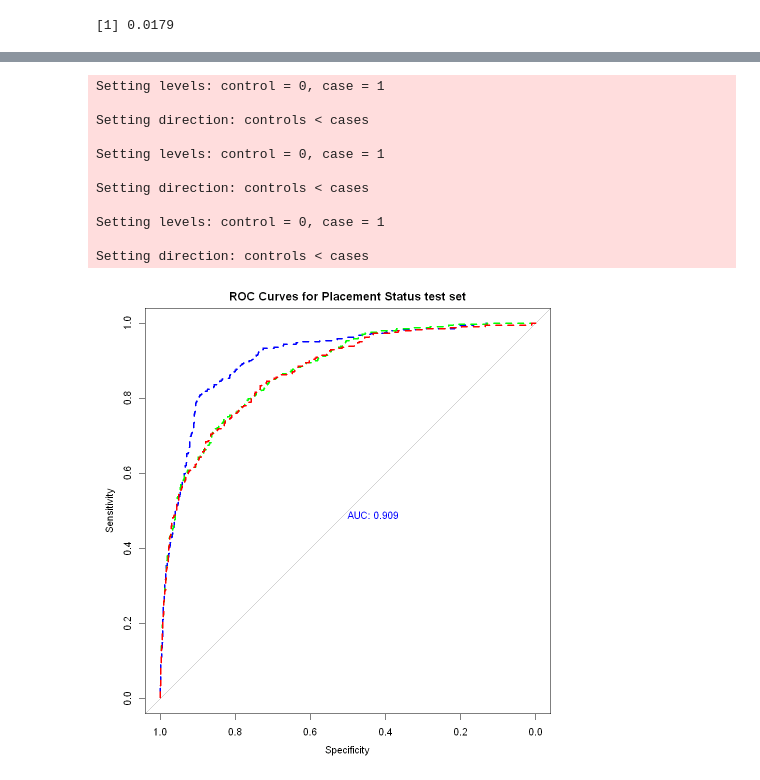
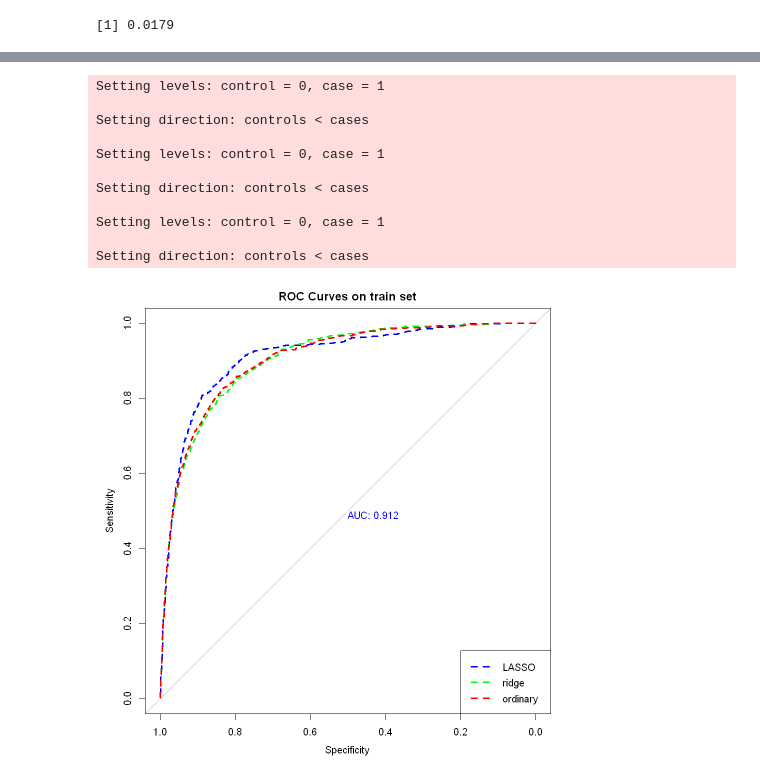
Before and after one commit to schan26/stat301-project, a Jupyter notebook: stat301_code.ipynb, the cells around one changed output, grey strips where cells are left out. Saved outputs shown, nothing was run; the diff lists cells and outputs as text; code cells hidden in the pictures.

```diff
--- a/stat301_code.ipynb
+++ b/stat301_code.ipynb
@@ -471,8 +474,8 @@ abline(v = -log(lambda_max_AUC_lasso), col = "red", lwd = 3, lty = 2)
 # %%
-# Obtaining our final model using the best lambda
+# Obtaining our best model using the best lambda
 final_lasso <- glmnet(
   x = model_X_train,
-  y = matrix_Y_train,
+  y = as.numeric(training$Revenue),
   alpha = 1,
   lambda = lambda_max_AUC_lasso,
   family = "binomial"
@@ -481,7 +484,7 @@ final_lasso <- glmnet(
 
 final_ridge <- glmnet(
   x = model_X_train,
-  y = matrix_Y_train,
+  y = as.numeric(training$Revenue),
   alpha = 0,
   lambda = lambda_max_AUC_ridge,
   family = "binomial"
@@ -566,8 +508,9 @@ test_data_prelim <- testing %>% filter(TrafficType != 16)
 # %%
-# Predict probabilities on the test set
+# Predict probabilities on the train set
+training$Revenue <- as.numeric(training$Revenue) # Changing reponse to numeric type for confusion matrix to work
 
 p_0 <- 0.3  # Threshold at 0.3
-pred_lasso <-  ifelse(predict(final_lasso, model_X_test, type="response") >= p_0, 1, 0)
-pred_ridge <-  ifelse(predict(final_ridge, model_X_test, type="response") >= p_0, 1, 0)
-pred_prelim <-  ifelse(predict(model, test_data_prelim, type="response") >= p_0, 1, 0)
+pred_lasso <-  ifelse(predict(final_lasso, model_X_train, type="response") >= p_0, 1, 0)
+pred_ridge <-  ifelse(predict(final_ridge, model_X_train, type="response") >= p_0, 1, 0)
+pred_prelim <-  ifelse(predict(model, training, type="response") >= p_0, 1, 0)
 # %%
@@ -650,37 +601,40 @@ Prediction    0    1
 # %%
 options(repr.plot.width = 8, repr.plot.height = 8)
 ROC_lasso <-
     roc(
-        response = testing$Revenue,
+        response = training$Revenue,
         predictor = predict(final_lasso,
-                     newx = model_X_test)[,"s0"] )
+                     newx = model_X_train)[,"s0"] )
 ROC_ridge <-
     roc(
-        response = testing$Revenue,
+        response = training$Revenue,
         predictor = predict(final_ridge,
-                     newx = model_X_test)[,"s0"] )
+                     newx = model_X_train)[,"s0"] )
 
 ROC_prelim <-
     roc(
-        response = test_data_prelim$Revenue,
+        response = training$Revenue,
         predictor = predict(model,
-                     newdata = test_data_prelim) )
+                     newdata = training) )
 
 # plot ROC curve
 plot(ROC_lasso, print.auc = TRUE, col = "blue", lwd = 3, lty = 2,
-     main = "ROC Curves for Placement Status test set")
+     main = "ROC Curves on train set")
 lines.roc(ROC_ridge, print.auc = TRUE, col = "green", lwd = 3, lty = 2)
 lines.roc(ROC_prelim, print.auc = TRUE, col = "red", lwd = 3, lty = 2)
+legend("bottomright", legend = c("LASSO", "ridge", "ordinary"),
+       col = c("blue", "green", "red"),
+       lwd = 3, lty = 2)
 # %% [output]
 Setting levels: control = 0, case = 1
 
 Setting direction: controls < cases
 
 Setting levels: control = 0, case = 1
 
 Setting direction: controls < cases
 
 Setting levels: control = 0, case = 1
 
 Setting direction: controls < cases
-[figure, old version]
+[figure, new version]
```
Also changed, not shown: parts of 45 cells of this notebook.
